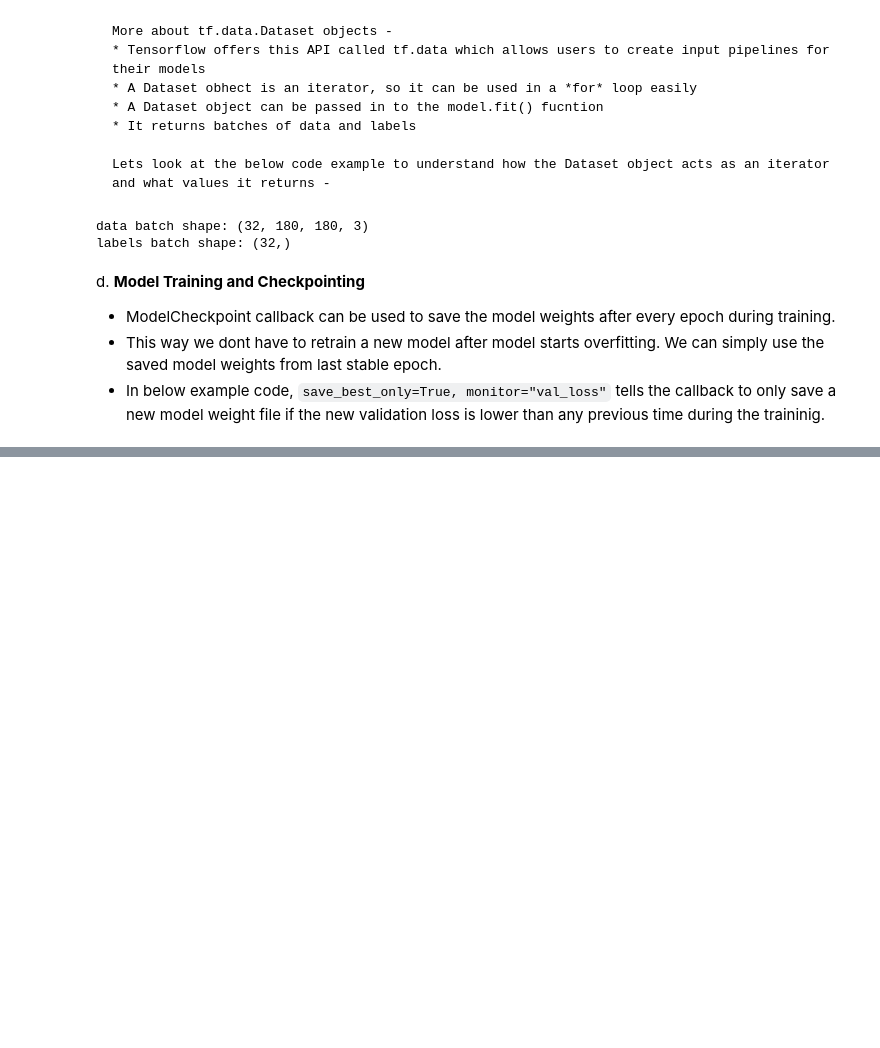
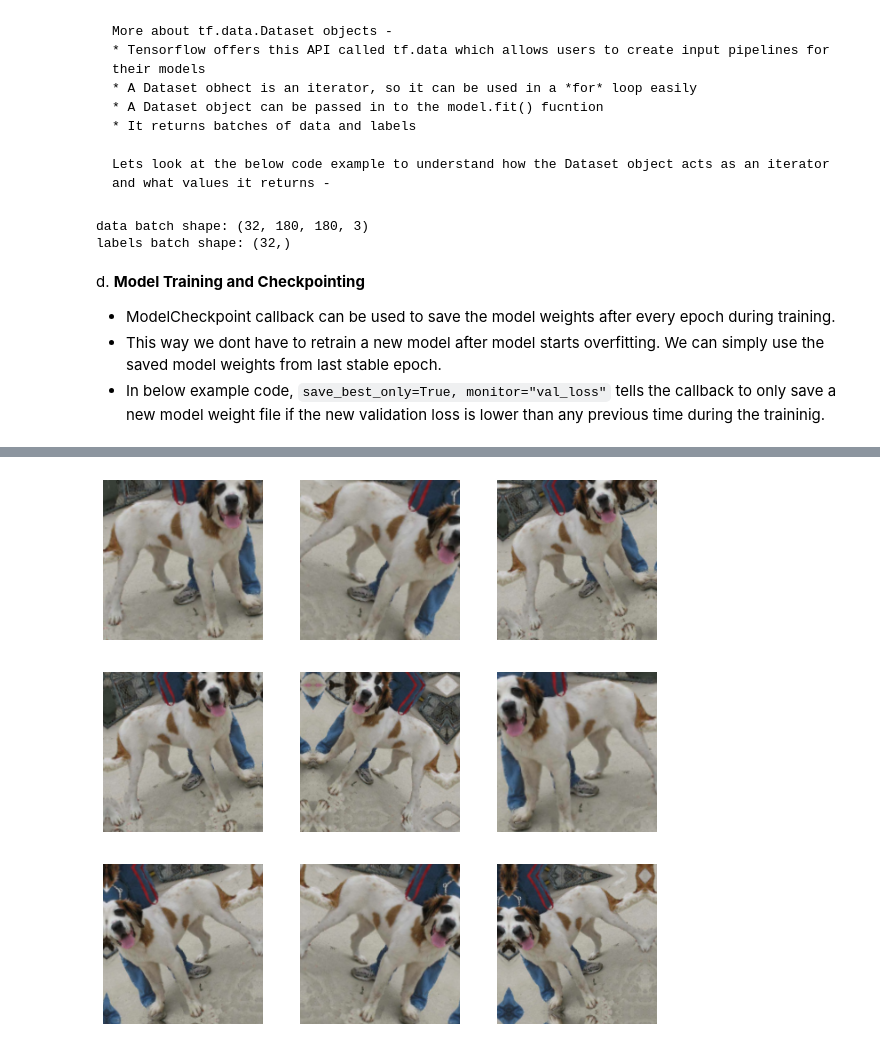
Before and after one commit to yvrjsharma/Keras-edition-deux, a Jupyter notebook: Keras_7.ipynb, the cells around one changed output, grey strips where cells are left out. Drawn from its saved outputs; the diff is of its cells as text; code cells hidden in the pictures; blank space fills up the shorter version.

```diff
--- a/Keras_7.ipynb
+++ b/Keras_7.ipynb
@@ -327,0 +312,4 @@ plt.show()
+# %%
+test_model = keras.models.load_model("convnet_from_scratch.keras")
+test_loss, test_acc = test_model.evaluate(test_dataset)
+print(f"Test Accuray : {test_acc:.3f}")
@@ -327,0 +326,17 @@ plt.show()
+# %%
+data_augmentation = keras.Sequential([layers.RandomFlip("horizontal"),  #applies horizontal flip to 50% images on random
+                                      layers.RandomRotation(0.1), #rotates the image 10% on either side.
+                                      layers.RandomZoom(0.2)])  #zooms in or out images by random factor between -20% to 20%
+# %%
+plt.figure(figsize=(10,10))
+#take(n) helps you get the n batches at one go
+for images, _ in train_dataset.take(1):
+  for i in range(9):
+    #apply augmentation to the image batch extracted
+    augmented_images = data_augmentation(images)
+    ax = plt.subplot(3,3,i+1)
+    #displaying the first image only
+    plt.imshow(augmented_images[0].numpy().astype("uint8"))
+    plt.axis("off")
+# %% [output]
+[figure, added]
```
Also changed, not shown: parts of 23 cells of this notebook.
